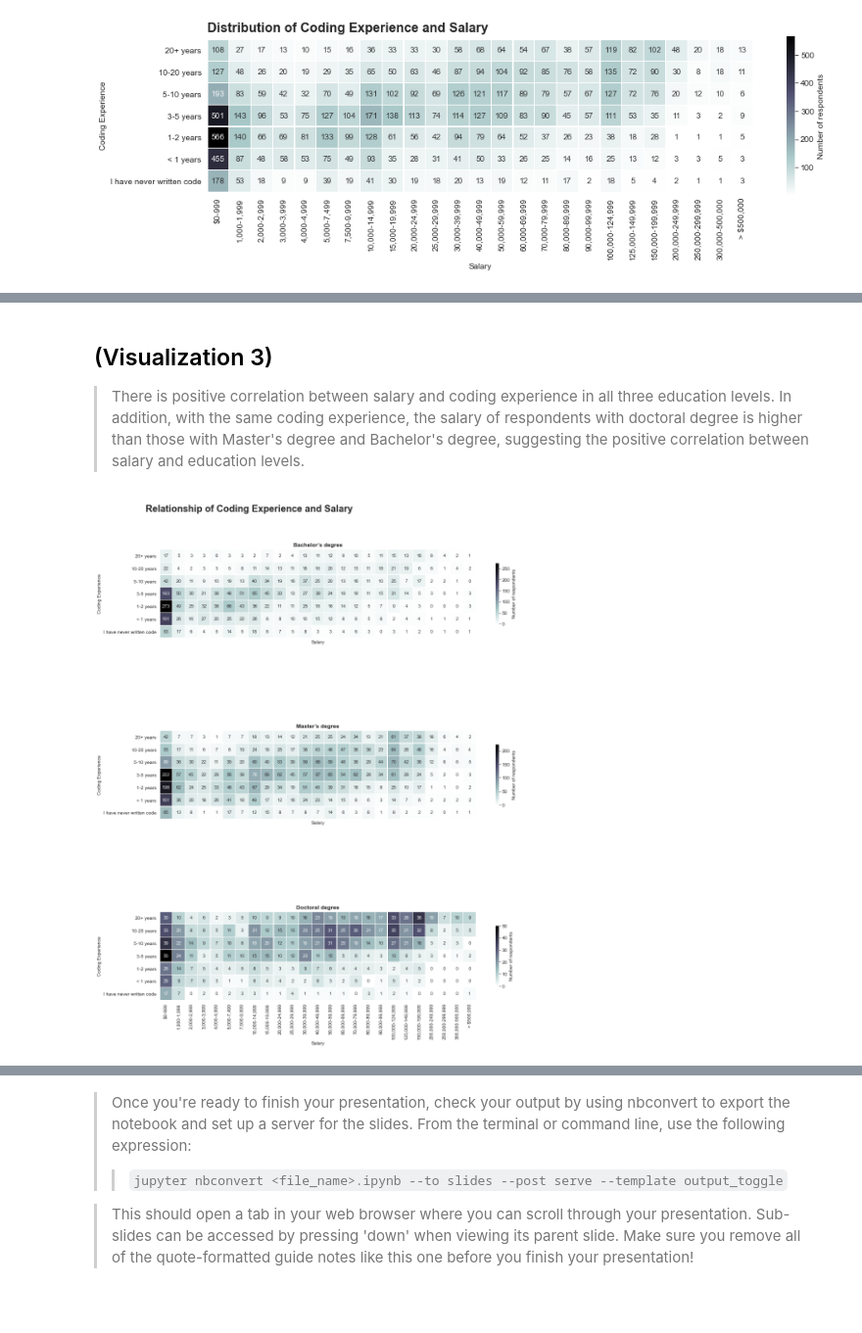
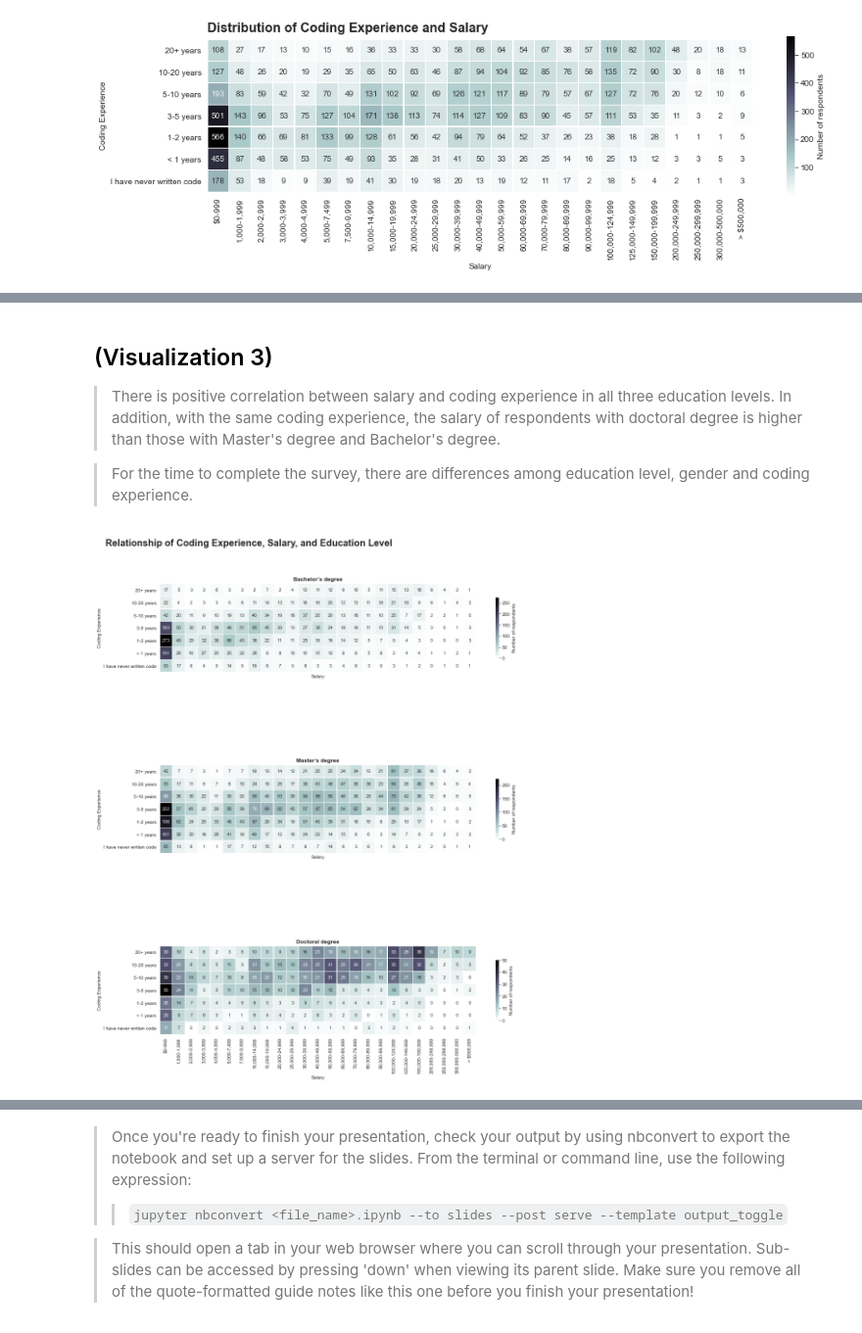
Before and after one commit to BaiyanRen/DA_Nanodegree_project5, a Jupyter notebook: Project 5_slide_deck.ipynb, the cells around one changed output, grey strips where cells are left out. Shown at 98% size. Drawn from its saved outputs; the diff is of its cells as text; code cells hidden in the pictures.

```diff
--- a/Project 5_slide_deck.ipynb
+++ b/Project 5_slide_deck.ipynb
@@ -79,0 +119,8 @@ plt.title('Distribution of Salary', fontsize=16, fontweight='bold', loc='left');
+# %%
+sns.set_style('dark')
+fig, ax = plt.subplots(figsize=[15, 9])
+ax.bar(coding_prop.index, coding_prop, color='cadetblue', edgecolor=(0, 0, 0), width=0.6, label='All')
+plt.xticks(rotation=90)
+plt.xlabel('Coding Experience')
+plt.ylabel('Percentage')
+plt.title('Distribution of Coding Experience', fontsize=16, fontweight='bold', loc='left');
@@ -84,7 +139,5 @@ plt.title('Distribution of Salary', fontsize=16, fontweight='bold', loc='left');
 # %%
-coding = ['I have never written code', '< 1 years', '1-2 years', '3-5 years', '5-10 years', '10-20 years', '20+ years']
-coding_salary = survey_2020.groupby(['Coding_exp', 'Salary']).size().unstack()[salary].reindex(coding[::-1]).fillna(0).astype(int)
-
+sns.set_style('dark')
 fig, ax = plt.subplots(figsize=[15, 9])
 
 sns.heatmap(data=coding_salary,
@@ -102,3 +155,20 @@ plt.ylabel('Coding Experience')
 plt.title('Distribution of Coding Experience and Salary', fontsize=16, fontweight='bold', loc='left', va='bottom');
 # %% [output]
 [figure]
+# %%
+sns.set_style('dark')
+fig, ax = plt.subplots(figsize=[15, 9])
+
+sns.heatmap(data=coding_edu,
+                  cmap='bone_r',
+                  linewidths=0.2,
+                  square=True,
+                  annot=True,
+                  fmt = 'd',
+                  annot_kws={'alpha': 0.9},
+                  cbar_kws={'shrink': 0.8, 'label': 'Number of respondents'})
+plt.xlabel('Education Level')
+
+plt.ylabel('Coding Experience')
+
+plt.title('Relationship of Coding Experience and Education Level', fontsize=16, fontweight='bold', loc='left', va='bottom');
@@ -104,0 +177,7 @@ plt.title('Distribution of Coding Experience and Salary', fontsize=16, fontweigh
+# %%
+sns.set_style('dark')
+fig, ax = plt.subplots(figsize=[15, 9])
+sns.barplot(data=survey_2020, x='Education', y='Time from Start to Finish (seconds)', ci=None, color='cadetblue')
+plt.xticks(rotation=90)
+plt.xlabel('Education')
+plt.title('Time to Complete the Survey', fontsize=16, fontweight='bold', loc='left');
@@ -105,12 +186,10 @@ plt.title('Distribution of Coding Experience and Salary', fontsize=16, fontweigh
 # %% [markdown]
 ## (Visualization 3)
 
-> There is positive correlation between salary and coding experience in all three education levels. In addition, with the same coding experience, the salary of respondents with doctoral degree is higher than those with Master's degree and Bachelor's degree, suggesting the positive correlation between salary and education levels.
+>  There is positive correlation between salary and coding experience in all three education levels. In addition, with the same coding experience, the salary of respondents with doctoral degree is higher than those with Master's degree and Bachelor's degree.
+
+> For the time to complete the survey, there are differences among education level, gender and coding experience.
 # %%
-coding_bs = survey_2020_bs.groupby(['Coding_exp', 'Salary']).size().unstack()[salary].reindex(coding[::-1]).fillna(0).astype(int)
-coding_ms = survey_2020_ms.groupby(['Coding_exp', 'Salary']).size().unstack()[salary].reindex(coding[::-1]).fillna(0).astype(int)
-coding_doct = survey_2020_doct.groupby(['Coding_exp', 'Salary']).size().unstack()[salary].reindex(coding[::-1]).fillna(0).astype(int)
-
 fig, axes = plt.subplots(3, 1, figsize=[15, 20], sharex=True, sharey=True)
 
 ax1 = sns.heatmap(data=coding_bs,
@@ -125,32 +204,32 @@ ax1 = sns.heatmap(data=coding_bs,
                   label='Bachelor’s degree')
 ax2 = sns.heatmap(data=coding_ms,
                   cmap='bone_r',
                   linewidths=0.2,
                   square=True,
                   annot=True,
                   fmt = 'd',
                   annot_kws={'alpha': 0.9},
                   cbar_kws={'shrink': 0.4, 'label': 'Number of respondents'},
                   ax=axes[1],
                   label='Master’s degree')
 ax3 = sns.heatmap(data=coding_doct,
                   cmap='bone_r',
                   linewidths=0.2,
                   square=True,
                   annot=True,
                   fmt = 'd',
                   annot_kws={'alpha': 0.9},
                   cbar_kws={'shrink': 0.4, 'label': 'Number of respondents'},
                   ax=axes[2],
                   label='Doctoral degree')
 fontdict={'fontsize': 12,
           'fontweight': 'bold'}
 ax1.set_title('Bachelor’s degree', fontdict=fontdict)
 ax2.set_title('Master’s degree', fontdict=fontdict)
 ax3.set_title('Doctoral degree', fontdict=fontdict)
 for ax in [ax1, ax2, ax3]:
     ax.set_ylabel('Coding Experience')
 
-fig.suptitle('Relationship of Coding Experience and Salary', x=0.3, y=0.9, size=20, weight='bold');
+fig.suptitle('Relationship of Coding Experience, Salary, and Education Level', x=0.3, y=0.9, size=20, weight='bold');
 # %% [output]
-[figure, old version]
+[figure, new version]
```
Also changed, not shown: parts of 11 cells of this notebook, 3 other files.
